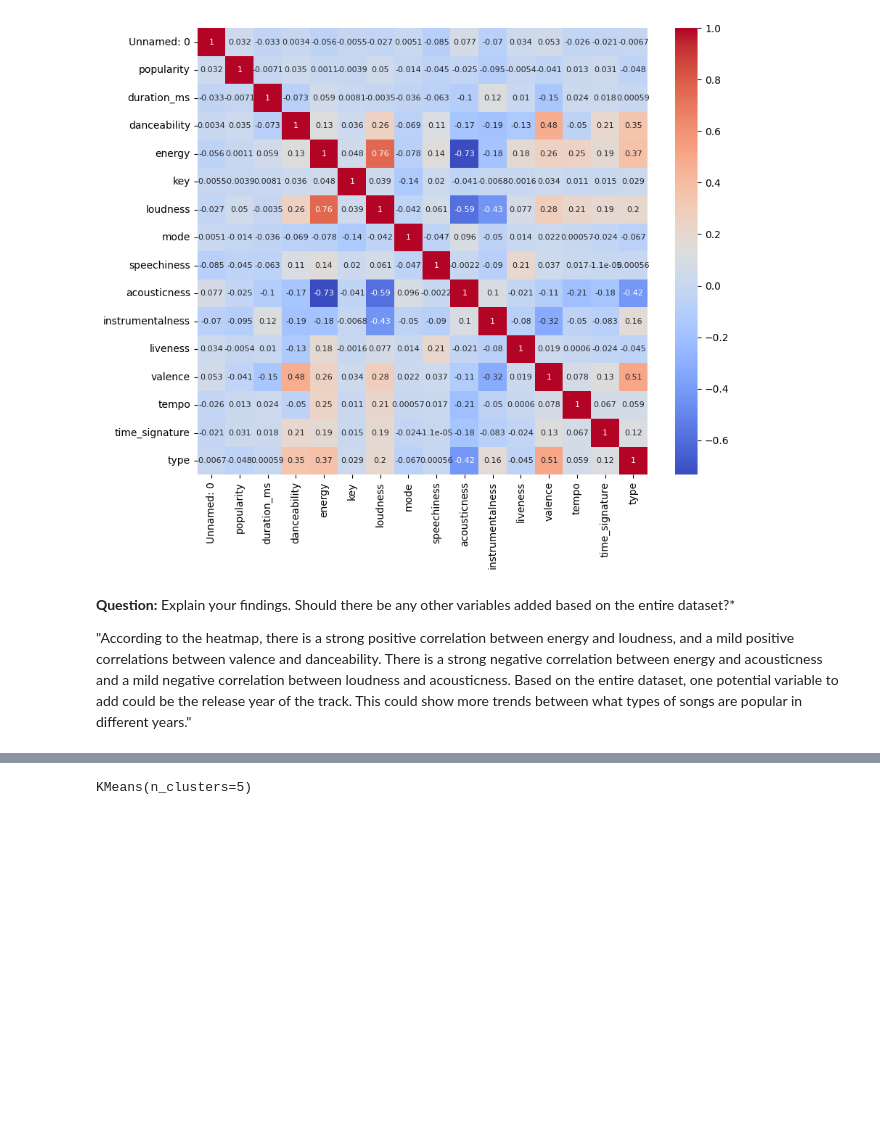
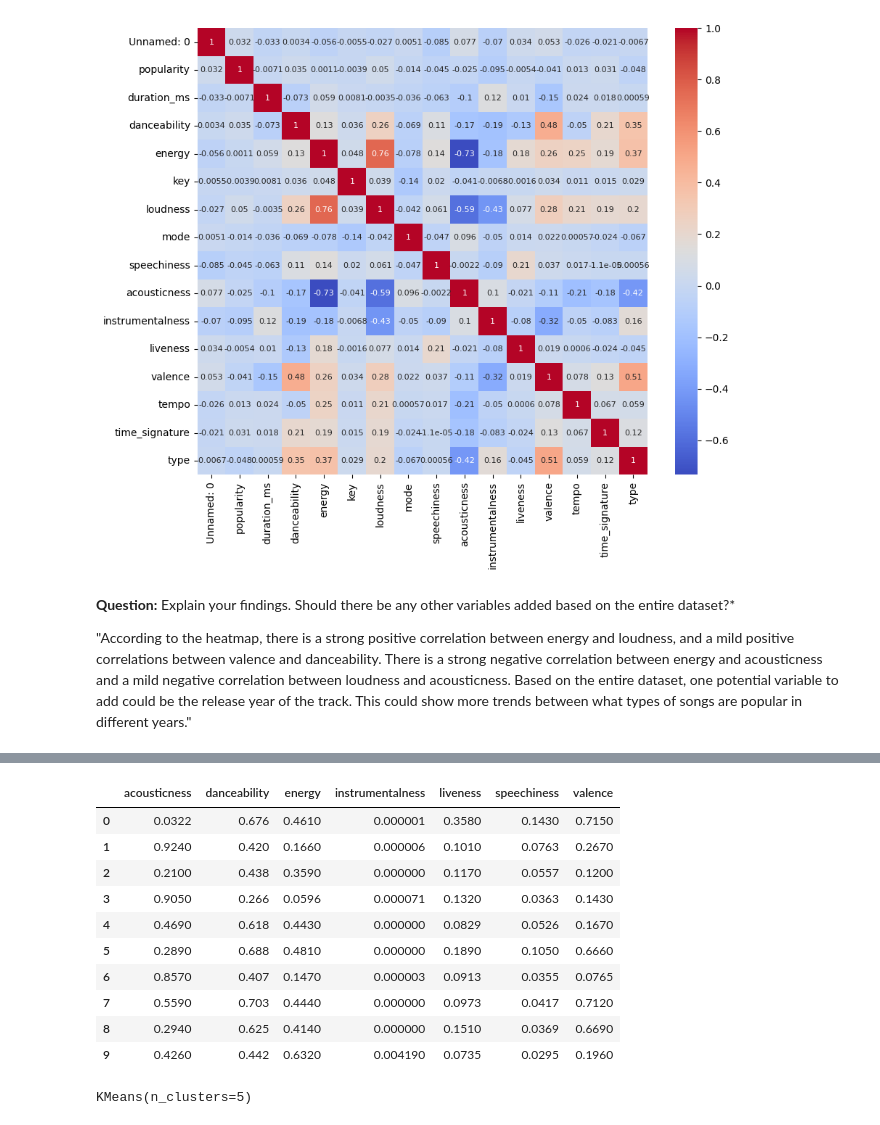
Before and after one commit to Priyanka-Keshavan/Team6_1.4_Spotify_Capstone, a Jupyter notebook: Spotify.ipynb, the cells around one changed output, grey strips where cells are left out. Drawn from its saved outputs; the diff is of its cells as text; code cells hidden in the pictures; blank space fills up the shorter version.

Commit message:
Filtering outliers code

```diff
--- a/Spotify.ipynb
+++ b/Spotify.ipynb
@@ -106,2 +123,31 @@ plt.show()
+# %%
+#removes outliers from all columns using the IQR method
+columns = ["acousticness","danceability","energy","instrumentalness","liveness","speechiness","valence"]
+
+tracks_no_outliers = pd.DataFrame(index=tracks.index)
+
+def outlier_remover(column):
+  q1 = tracks[column].quantile(0.25)
+  q3 = tracks[column].quantile(0.75)
+  iqr = q3 - q1
+  column_no_outlier = tracks[(tracks[[column]] >= q1 - 1.5 * iqr) & (tracks[[column]] <= q3 + 1.5 * iqr)][column]
+  return column_no_outlier
+
+for i in range(len(columns)):
+  tracks_no_outliers = pd.concat([tracks_no_outliers, outlier_remover(columns[i])], axis = 1)
+
+tracks_no_outliers.head(10)
+# %% [output]
+|  | acousticness | danceability | energy | instrumentalness | liveness | speechiness | valence |
+| 0 | 0.0322 | 0.676 | 0.4610 | 0.000001 | 0.3580 | 0.1430 | 0.7150 |
+| 1 | 0.9240 | 0.420 | 0.1660 | 0.000006 | 0.1010 | 0.0763 | 0.2670 |
+| 2 | 0.2100 | 0.438 | 0.3590 | 0.000000 | 0.1170 | 0.0557 | 0.1200 |
+| 3 | 0.9050 | 0.266 | 0.0596 | 0.000071 | 0.1320 | 0.0363 | 0.1430 |
+| 4 | 0.4690 | 0.618 | 0.4430 | 0.000000 | 0.0829 | 0.0526 | 0.1670 |
+| 5 | 0.2890 | 0.688 | 0.4810 | 0.000000 | 0.1890 | 0.1050 | 0.6660 |
+| 6 | 0.8570 | 0.407 | 0.1470 | 0.000003 | 0.0913 | 0.0355 | 0.0765 |
+| 7 | 0.5590 | 0.703 | 0.4440 | 0.000000 | 0.0973 | 0.0417 | 0.7120 |
+| 8 | 0.2940 | 0.625 | 0.4140 | 0.000000 | 0.1510 | 0.0369 | 0.6690 |
+| 9 | 0.4260 | 0.442 | 0.6320 | 0.004190 | 0.0735 | 0.0295 | 0.1960 |
 # %%
 kmeans = KMeans(n_clusters = 5)
```
Also changed, not shown: parts of 3 cells of this notebook.
